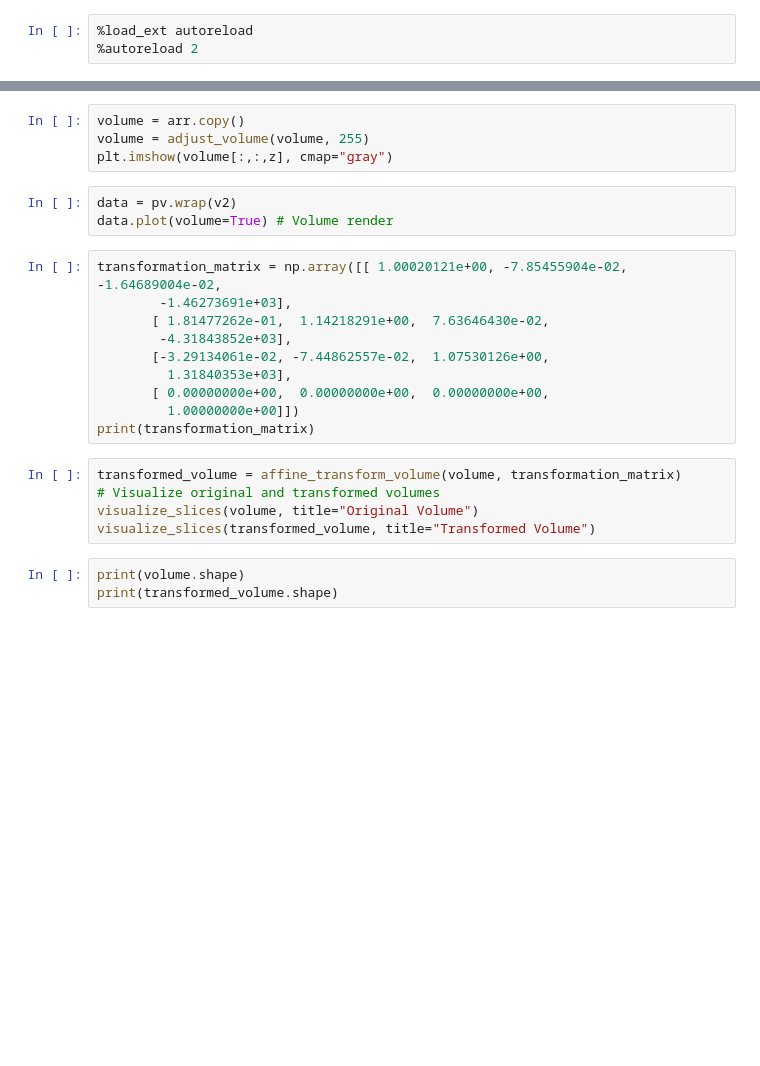
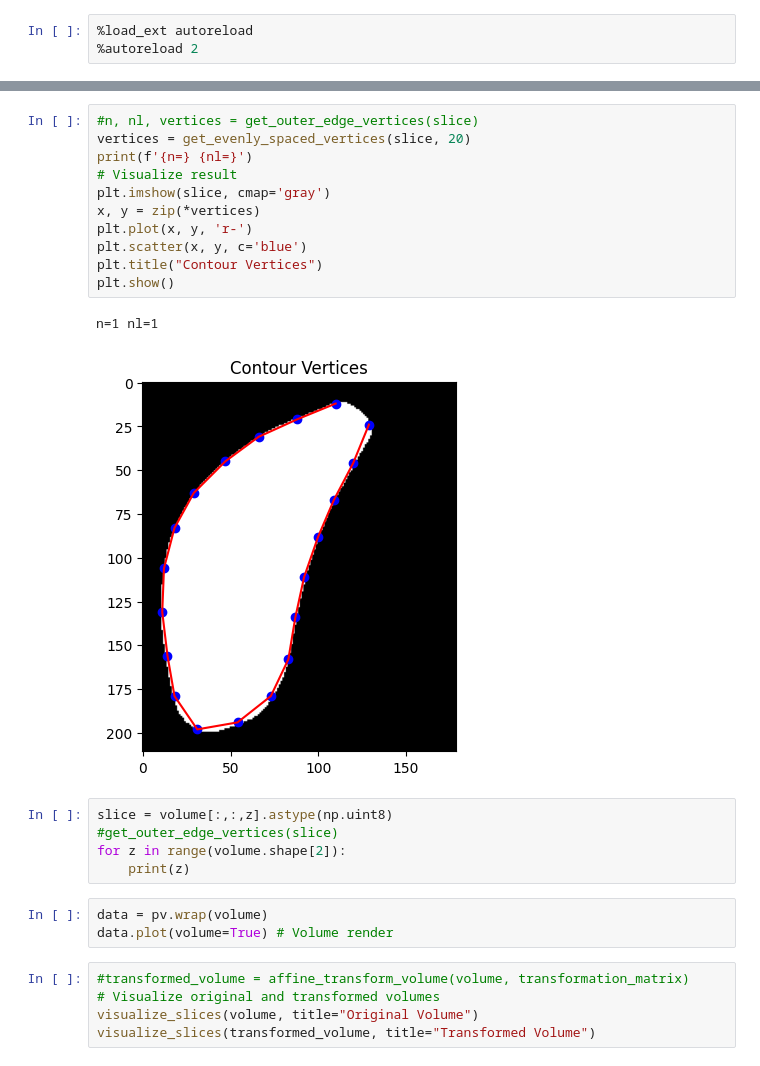
Before and after one commit to BrainSharer/pipeline, a Jupyter notebook: src/atlas/notebooks/view_volumes.ipynb, the cells around one changed output, grey strips where cells are left out. Drawn from its saved outputs; the diff is of its cells as text; blank space fills up the shorter version.

Commit message:
Added a function that produces very nicely evenly spaced vertices on the edge of a binary mask

```diff
--- a/src/atlas/notebooks/view_volumes.ipynb
+++ b/src/atlas/notebooks/view_volumes.ipynb
@@ -187,25 +146,27 @@ plt.title(f"with {lfiles} tif files", fontsize=8)
 # %%
-volume = arr.copy()
-volume = adjust_volume(volume, 255)
-plt.imshow(volume[:,:,z], cmap="gray")
+#n, nl, vertices = get_outer_edge_vertices(slice)
+vertices = get_evenly_spaced_vertices(slice, 20)
+print(f'{n=} {nl=}')
+# Visualize result
+plt.imshow(slice, cmap='gray')
+x, y = zip(*vertices)
+plt.plot(x, y, 'r-')
+plt.scatter(x, y, c='blue')
+plt.title("Contour Vertices")
+plt.show()
+# %% [output]
+n=1 nl=1
+[figure, added]
+# %%
+slice = volume[:,:,z].astype(np.uint8)
+#get_outer_edge_vertices(slice)
+for z in range(volume.shape[2]):
+    print(z)
 # %%
-data = pv.wrap(v2)
+data = pv.wrap(volume)
 data.plot(volume=True) # Volume render
-# %%
-transformation_matrix = np.array([[ 1.00020121e+00, -7.85455904e-02, -1.64689004e-02,
-        -1.46273691e+03],
-       [ 1.81477262e-01,  1.14218291e+00,  7.63646430e-02,
-        -4.31843852e+03],
-       [-3.29134061e-02, -7.44862557e-02,  1.07530126e+00,
-         1.31840353e+03],
-       [ 0.00000000e+00,  0.00000000e+00,  0.00000000e+00,
-         1.00000000e+00]])
-print(transformation_matrix)
 # %%
-transformed_volume = affine_transform_volume(volume, transformation_matrix)
+#transformed_volume = affine_transform_volume(volume, transformation_matrix)
 # Visualize original and transformed volumes
 visualize_slices(volume, title="Original Volume")
 visualize_slices(transformed_volume, title="Transformed Volume")
-# %%
-print(volume.shape)
-print(transformed_volume.shape)
```
Also changed, not shown: parts of 7 cells of this notebook, 2 other files.
